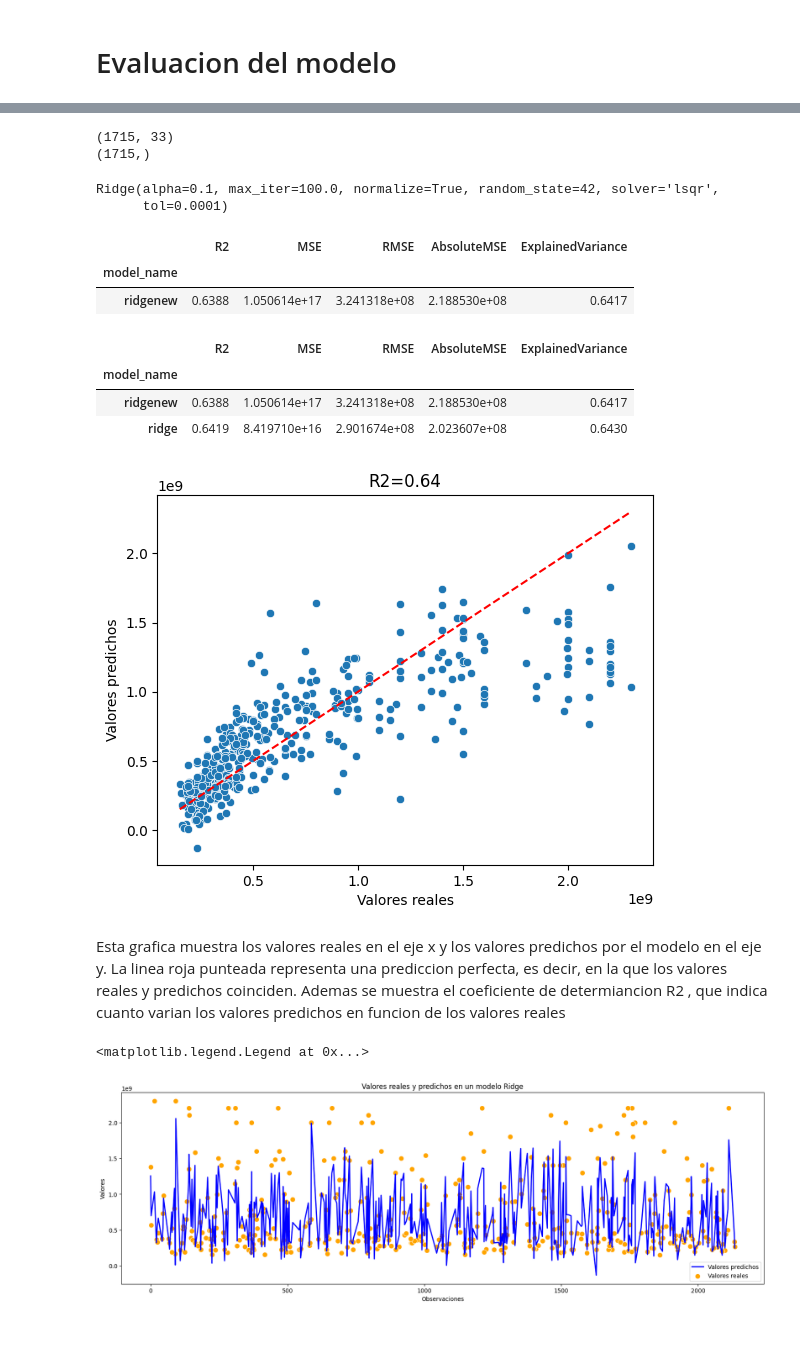
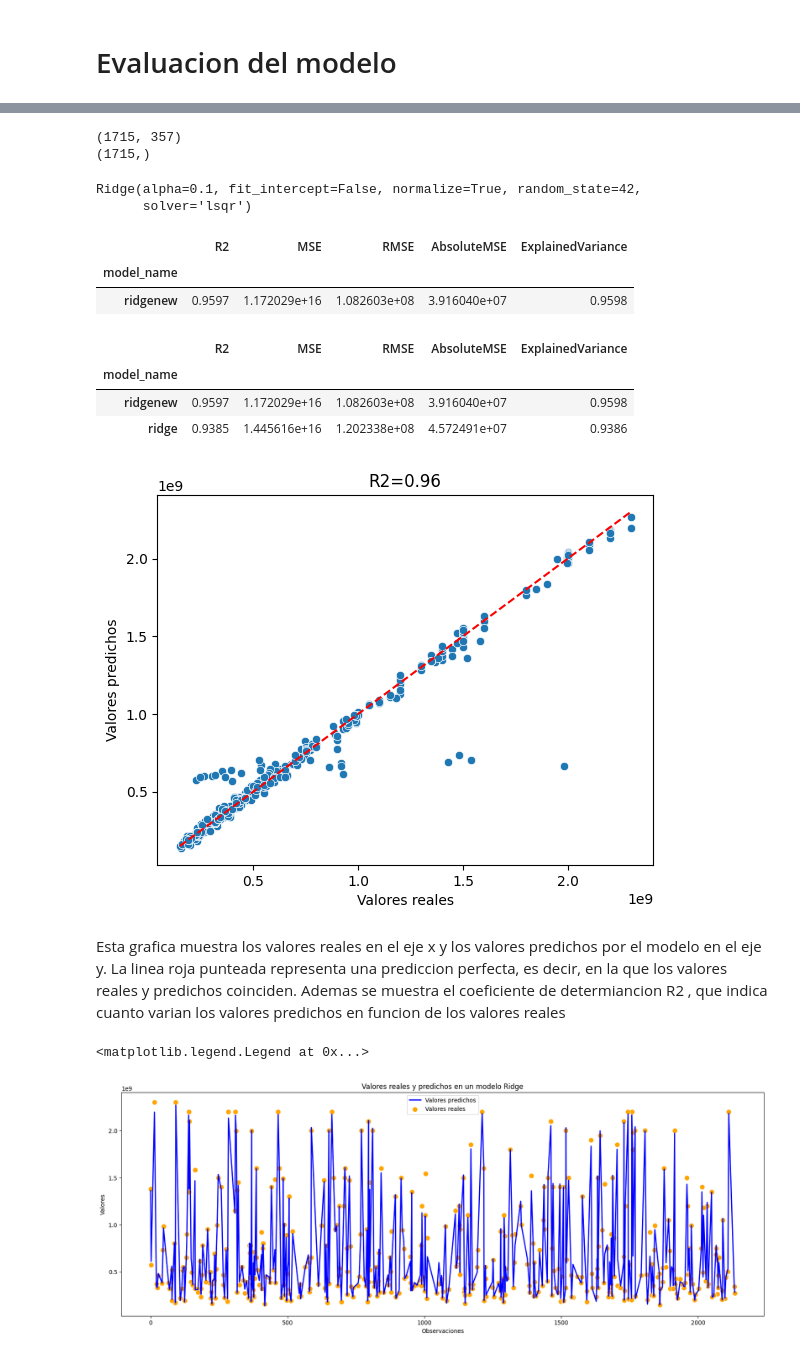
Before and after one commit to juanguzman2/Analisis-del-precio-de-las-viviendas-en-el-oriente-antioqueno, a Jupyter notebook: Script/Modelado_estadistico/regresion_lineal.ipynb, the cells around one changed output, grey strips where cells are left out. Cells and saved outputs as stored; diff of their text form; code cells hidden in the pictures.

Commit message:
se observo un problema en el script de regresion lineal. En este s eobservo un problema de etiqueta y ademas problemas en el procesamiento de las variables categoricas

```diff
--- a/Script/Modelado_estadistico/regresion_lineal.ipynb
+++ b/Script/Modelado_estadistico/regresion_lineal.ipynb
@@ -38,0 +35,5 @@ X_categoric = dfp[['municipio','tipo_propiedad']]
+# %%
+V_numeric = ['area','habitaciones','banos','garajes']
+y = dfp['precio']
+X_categoric = dfp.drop(V_numeric,axis=1)
+X_numeric = dfp[V_numeric]
@@ -325,22 +239,22 @@ y_train_val = np.concatenate((y_train, y_val), axis=0)
 print(X_train_val.shape)
 print(y_train_val.shape)
 # %% [output]
-(1715, 33)
+(1715, 357)
 (1715,)
 # %%
 # modelo lineal
-ridge = Ridge(alpha=0.1, max_iter=100.0, normalize=True, random_state=42, solver='lsqr',tol=0.0001)
+ridge = Ridge(alpha=0.1, fit_intercept=False, normalize=True, random_state=42,solver='lsqr')
 ridge.fit(X_train_val,y_train_val)
 # %% [output]
-Ridge(alpha=0.1, max_iter=100.0, normalize=True, random_state=42, solver='lsqr',
-      tol=0.0001)
+Ridge(alpha=0.1, fit_intercept=False, normalize=True, random_state=42,
+      solver='lsqr')
 # %%
 metric_ridge_test = metrics(ridge,y_test,X_test,'ridgenew')
 metric_ridge_test
 # %% [output]
 |  | R2 | MSE | RMSE | AbsoluteMSE | ExplainedVariance |
 | model_name |  |  |  |  |  |
-| ridgenew | 0.6388 | 1.050614e+17 | 3.241318e+08 | 2.188530e+08 | 0.6417 |
+| ridgenew | 0.9597 | 1.172029e+16 | 1.082603e+08 | 3.916040e+07 | 0.9598 |
 # %%
 # comparamos las metricas en validacion y en test
 rige_comparacion = pd.concat([metric_ridge_test,metric_ridge])
@@ -349,8 +263,8 @@ rige_comparacion
 # %% [output]
 |  | R2 | MSE | RMSE | AbsoluteMSE | ExplainedVariance |
 | model_name |  |  |  |  |  |
-| ridgenew | 0.6388 | 1.050614e+17 | 3.241318e+08 | 2.188530e+08 | 0.6417 |
-| ridge | 0.6419 | 8.419710e+16 | 2.901674e+08 | 2.023607e+08 | 0.6430 |
+| ridgenew | 0.9597 | 1.172029e+16 | 1.082603e+08 | 3.916040e+07 | 0.9598 |
+| ridge | 0.9385 | 1.445616e+16 | 1.202338e+08 | 4.572491e+07 | 0.9386 |
 # %%
 y_pred_ridge = ridge.predict(X_test)
 # %%
@@ -364,21 +278,21 @@ plt.ylabel('Valores predichos')
 plt.title(f'R2={r2_score(y_test, y_pred_ridge):.2f}')
 plt.show()
 # %% [output]
-[figure, old version]
+[figure, new version]
 # %% [markdown]
 Esta grafica muestra los valores reales en el eje x y los valores predichos por el modelo en el eje y. La linea roja punteada representa una prediccion perfecta, es decir, en la que los valores reales y predichos coinciden. Ademas se muestra el coeficiente de determiancion R2 , que indica cuanto varian los valores predichos en funcion de los valores reales
 # %%
-plt.figure(figsize=(20, 6))
+plt.figure(figsize=(20, 7))
 
 sns.lineplot(x=df_grafica_test.index, y='Valores predichos', data=df_grafica_test, linewidth=2, color='blue')
 sns.scatterplot(x=df_grafica_test.index, y='Valores reales', data=df_grafica_test,  s=80, color='orange')
 plt.title('Valores reales y predichos en un modelo Ridge')
 plt.xlabel('Observaciones')
 plt.ylabel('Valores')
 plt.legend(labels=['Valores predichos', 'Valores reales'])
 # %% [output]
 <matplotlib.legend.Legend at 0x...>
-[figure, old version]
+[figure, new version]
 # %% [markdown]
 # Conclusion - Modelos Lineales
 
```
Also changed, not shown: parts of 38 cells of this notebook, 3 other files.
